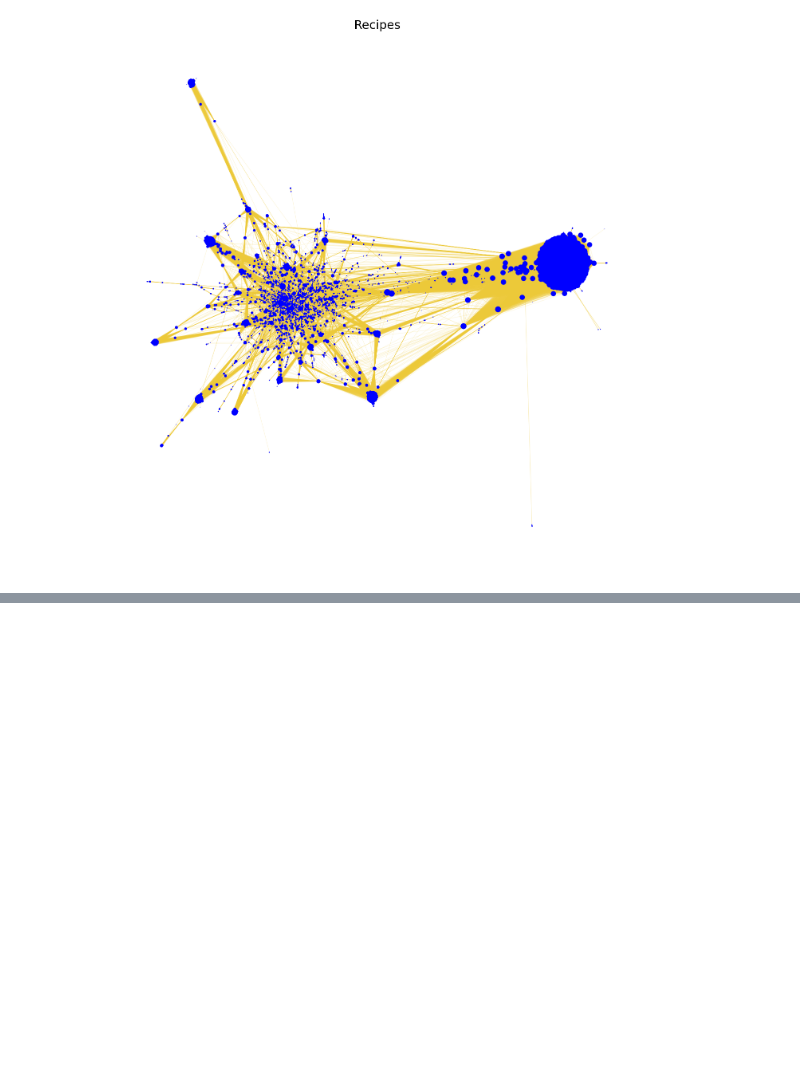
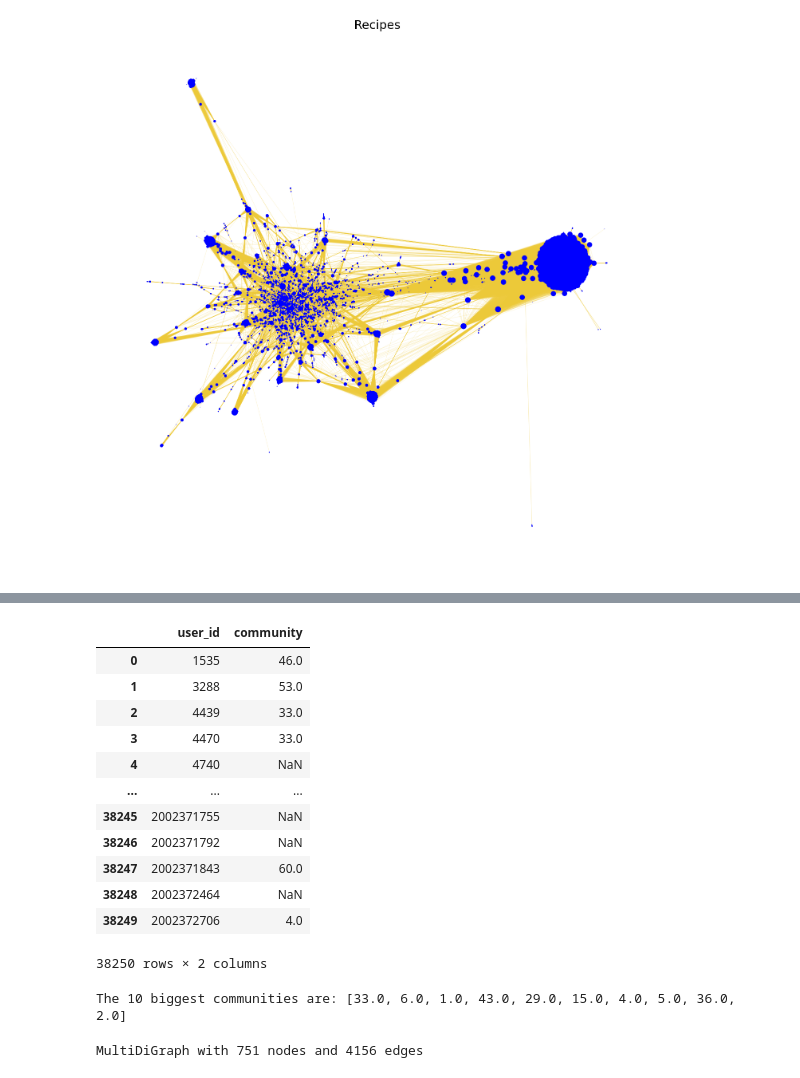
Before and after one commit to lucialarraona/finalproject_socialgraphs22, a Jupyter notebook: Notebooks/Recipes_graph.ipynb, the cells around one changed output, grey strips where cells are left out. Saved outputs shown, nothing was run; the diff lists cells and outputs as text; code cells hidden in the pictures; blank space fills up the shorter version.

Commit message:
With communities

```diff
--- a/Notebooks/Recipes_graph.ipynb
+++ b/Notebooks/Recipes_graph.ipynb
@@ -120,6 +117,10 @@ print(G)
 # %% [output]
 MultiDiGraph with 38250 nodes and 0 edges
 MultiDiGraph with 38250 nodes and 590460 edges
+# %%
+df_graph=pd.DataFrame()
+
+df_graph['user_id']=(np.unique(df_reviews_filter['user_id'].values))
 # %% [markdown]
 # Graph analysis
 # %%
@@ -252,0 +264,22 @@ AdjustSpeedAndApplyForces step  took  6.60  seconds
+# %%
+
+# first compute the best partition for GCC
+partition = community.best_partition(GCC)
+
+# find modularity
+M = community.modularity(partition, GCC)
+print(f"Users graph modularity = {M} - found using community.modularity function")
+
+from collections import Counter
+
+#communities stats
+count = Counter(partition.values())
+print(f"Number of communities: {len(count)}")
+
+from collections import Counter
+count_size = Counter(count.values())
+
+for key in count_size:
+    print(f"{count_size[key]} communities of size {key} nodes was found")
+
+largest_10_communities=sorted(count.items(), key=lambda item: item[1])[-10:]
@@ -252,0 +304,43 @@ AdjustSpeedAndApplyForces step  took  6.60  seconds
+# %%
+df_graph['community'] = df_graph['user_id'].map(partition)
+df_graph= df_graph.dropna
+# %% [output]
+|  | user_id | community |
+| 0 | 1535 | 46.0 |
+| 1 | 3288 | 53.0 |
+| 2 | 4439 | 33.0 |
+| 3 | 4470 | 33.0 |
+| 4 | 4740 | NaN |
+| ... | ... | ... |
+| 38245 | 2002371755 | NaN |
+| 38246 | 2002371792 | NaN |
+| 38247 | 2002371843 | 60.0 |
+| 38248 | 2002372464 | NaN |
+| 38249 | 2002372706 | 4.0 |
+38250 rows × 2 columns
+# %%
+ # Take the largest 10
+largest_com = dict(df_graph['community'].value_counts().head(10))
+list_largest_com = list(largest_com.keys())
+print(f'The 10 largest communities are: {list_largest_com}')
+# %% [output]
+The 10 biggest communities are: [33.0, 6.0, 1.0, 43.0, 29.0, 15.0, 4.0, 5.0, 36.0, 2.0]
+# %%
+#make a subgraph for community
+
+nodes_c1=df_graph[df_graph['community']==list_largest_com [0]]['user_id']
+
+G_C1=G.subgraph(nodes_c1)
+print(G_C1)
+
+#find
+recipies = [recipe['recipe_id'] for node1, node2, recipe in G_C1.edges(data=True)]
+
+c1_recipies=np.unique(np.array(recipies))
+len(c1_recipies)
+
+#IN PROGRESS - Ingredients workcloudszx
+ing=''.join(''.join(df_recipes[df_recipes['id'].isin(c1_recipies)].ingredients.values))
+df_recipes[df_recipes['id'].isin(c1_recipies)].ingredients.value
+# %% [output]
+MultiDiGraph with 751 nodes and 4156 edges
```
Also changed, not shown: parts of 14 cells of this notebook.
